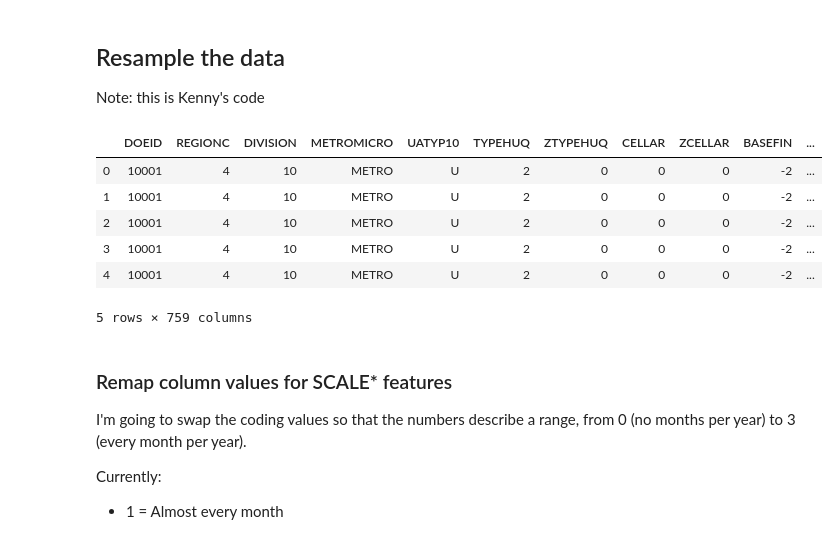
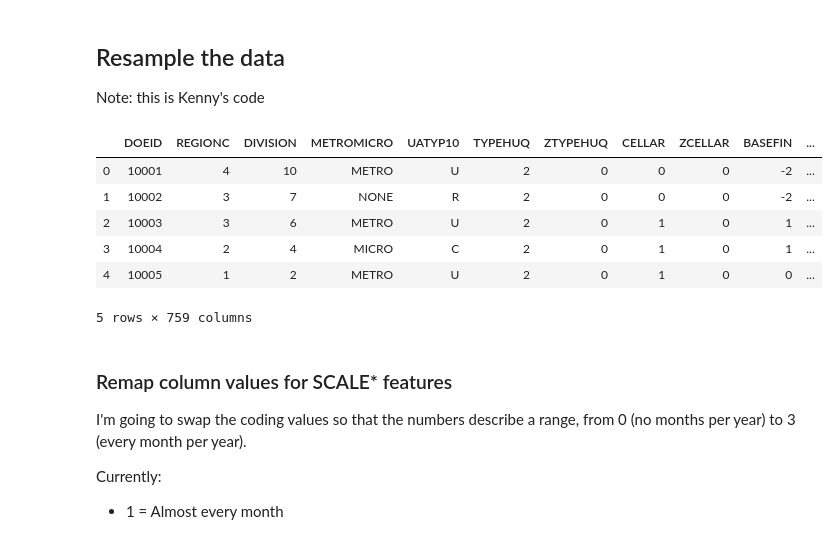
Before and after one commit to johnmburt/misc, a Jupyter notebook: RECS_feature_importances_XGB.ipynb, the cells around one changed output. Saved outputs shown, nothing was run; the diff lists cells and outputs as text; code cells hidden in the pictures.

```diff
--- a/RECS_feature_importances_XGB.ipynb
+++ b/RECS_feature_importances_XGB.ipynb
@@ -94,25 +94,25 @@ Note: this is Kenny's code
 # %%
 def resample_data(data):
     # calculate the number of times to duplicate each sample
     weights_scaled = ((data['NWEIGHT']/data['NWEIGHT'].min())).astype(int)
     # duplicate the original indices based on weights_scaled
     resampled_idx = data.index.repeat(weights_scaled.values)
     # create dummy dataframe with duplicated index and join original data
     resampled_data = pd.DataFrame(index=resampled_idx, columns=['dummy']).join(data)
     # delete dummy column and reset index
     resampled_data = resampled_data.drop('dummy', axis=1).reset_index(drop=True)
     return resampled_data
 
-df = resample_data(df)
+# df = resample_data(df)
 
 df.head()
 # %% [output]
 |  | DOEID | REGIONC | DIVISION | METROMICRO | UATYP10 | TYPEHUQ | ZTYPEHUQ | CELLAR | ZCELLAR | BASEFIN | ... |
 | 0 | 10001 | 4 | 10 | METRO | U | 2 | 0 | 0 | 0 | -2 | ... |
-| 1 | 10001 | 4 | 10 | METRO | U | 2 | 0 | 0 | 0 | -2 | ... |
-| 2 | 10001 | 4 | 10 | METRO | U | 2 | 0 | 0 | 0 | -2 | ... |
-| 3 | 10001 | 4 | 10 | METRO | U | 2 | 0 | 0 | 0 | -2 | ... |
-| 4 | 10001 | 4 | 10 | METRO | U | 2 | 0 | 0 | 0 | -2 | ... |
+| 1 | 10002 | 3 | 7 | NONE | R | 2 | 0 | 0 | 0 | -2 | ... |
+| 2 | 10003 | 3 | 6 | METRO | U | 2 | 0 | 1 | 0 | 1 | ... |
+| 3 | 10004 | 2 | 4 | MICRO | C | 2 | 0 | 1 | 0 | 1 | ... |
+| 4 | 10005 | 1 | 2 | METRO | U | 2 | 0 | 1 | 0 | 0 | ... |
 5 rows × 759 columns
 # %% [markdown]
 ### Remap column values for SCALE* features
```
Also changed, not shown: parts of 6 cells of this notebook.
